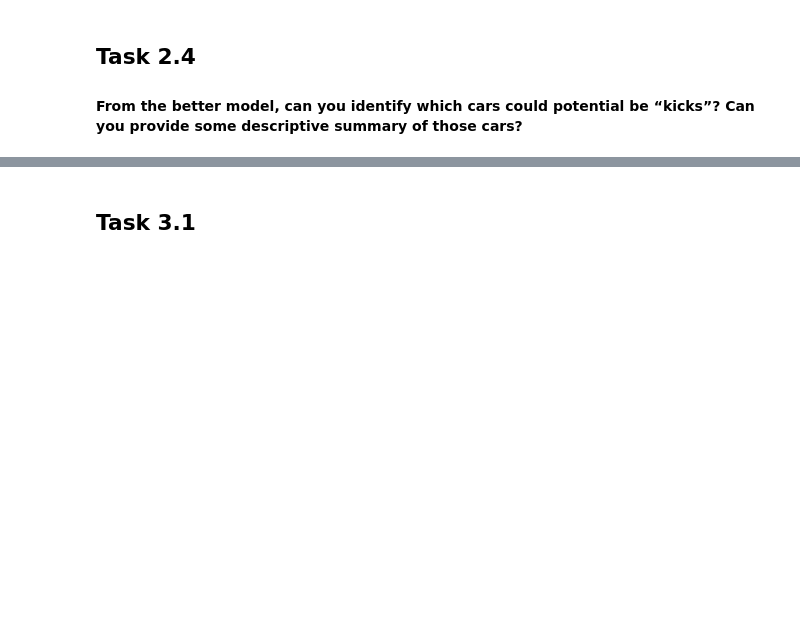
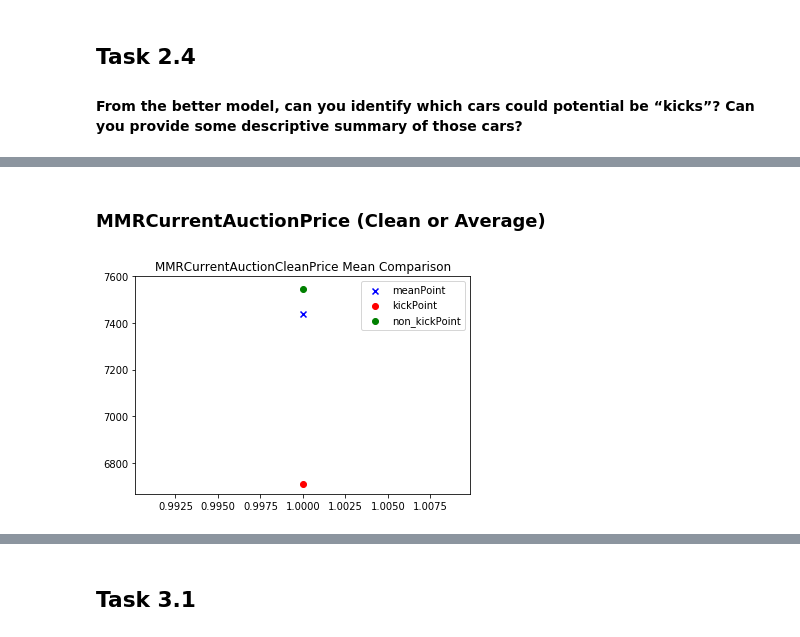
Before and after one commit to Cornelis-Personal/IFN645, a Jupyter notebook: Assignment_1/Ass1_cornel_Implementation.ipynb, the cells around one changed output, grey strips where cells are left out. Cells and saved outputs as stored; diff of their text form; code cells hidden in the pictures; blank space fills up the shorter version.

```diff
--- a/Assignment_1/Ass1_cornel_Implementation.ipynb
+++ b/Assignment_1/Ass1_cornel_Implementation.ipynb
@@ -811,0 +909,20 @@ TBC
+# %% [markdown]
+<h3>MMRCurrentAuctionPrice (Clean or Average)</h3>
+# %%
+col_name = "MMRCurrentAuctionCleanPrice"
+kicks = data_raw.loc[data_raw.IsBadBuy == 1, col_name]
+non_kicks = data_raw.loc[data_raw.IsBadBuy == 0, col_name]
+dat = data_raw[col_name]
+mean_ = dat.describe()["mean"]
+
+colors = ['b', 'r', 'g']
+fig = plt.figure()
+col_name += " Mean Comparison"
+plt.title(col_name)
+meanPoint  = plt.scatter(1, mean_, marker='x', color=colors[0])
+kickPoint  = plt.scatter(1, kicks.mean(), marker='o', color=colors[1])
+non_kickPoint  = plt.scatter(1, non_kicks.mean(), marker='o', color=colors[2])
+plt.legend((meanPoint, kickPoint, non_kickPoint), ('meanPoint', 'kickPoint', 'non_kickPoint'))
+plt.show()
+# %% [output]
+[figure, added]
```
Also changed, not shown: parts of 180 cells of this notebook.
